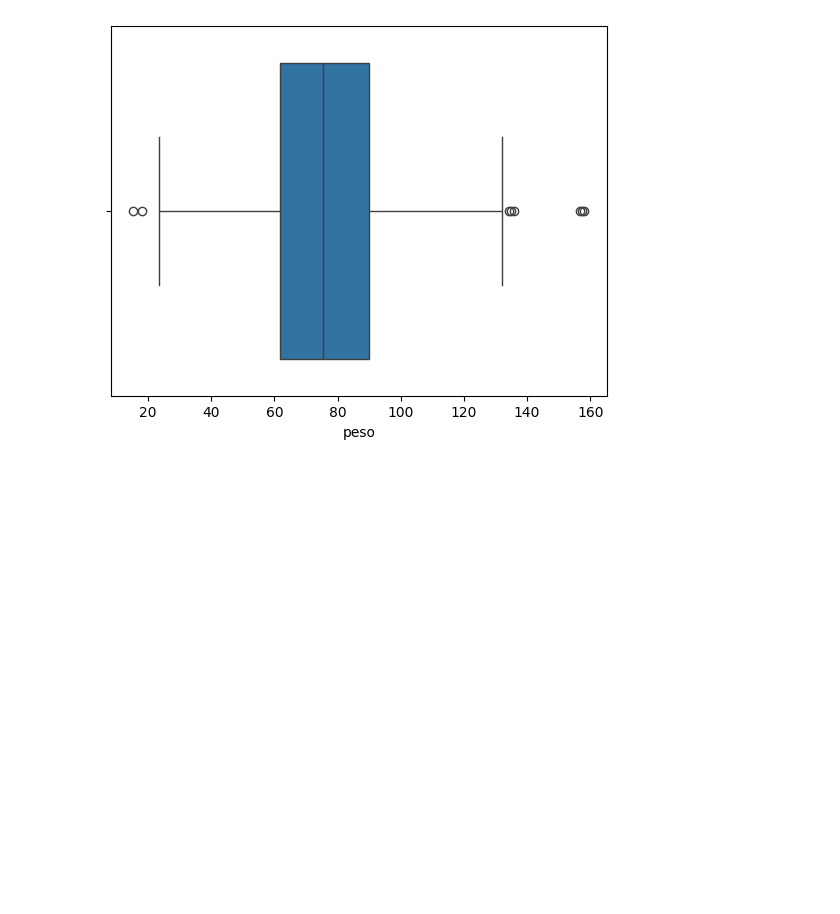
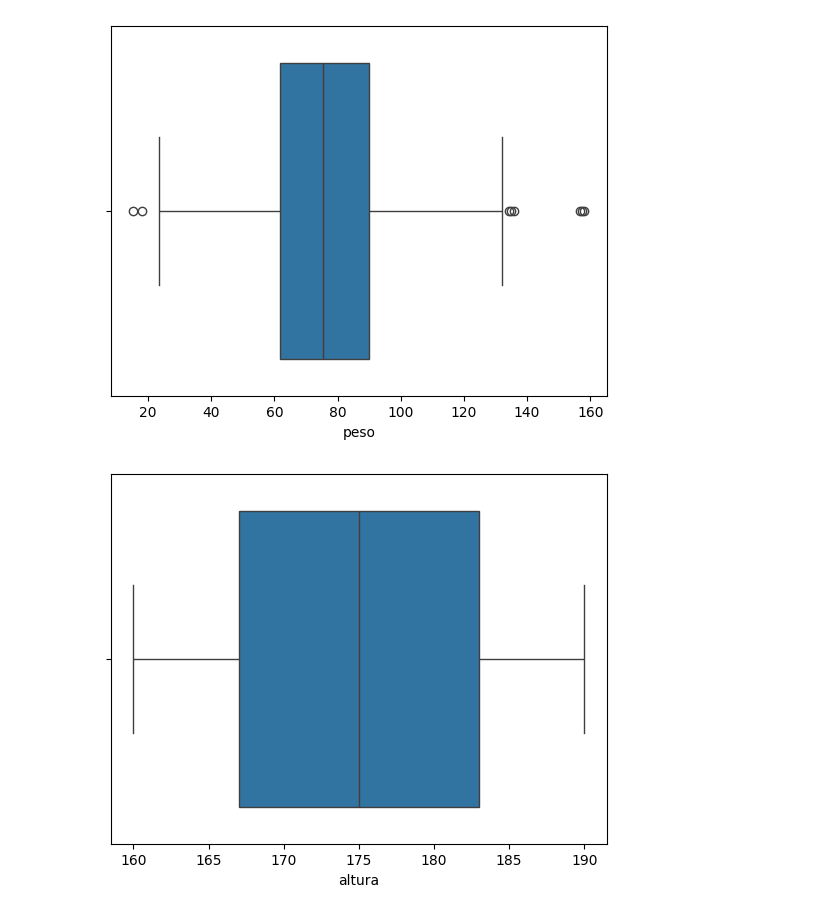
Before and after one commit to Belzebu013/prever_nivel_colesterol, a Jupyter notebook: modelo_colesterol.ipynb, the cells around one changed output. Cells and saved outputs as stored; diff of their text form; code cells hidden in the pictures; blank space fills up the shorter version.

```diff
--- a/modelo_colesterol.ipynb
+++ b/modelo_colesterol.ipynb
@@ -88,3 +88,9 @@ sns.boxplot(data=df_colesterol_eda, x='peso')
 plt.show()
 # %% [output]
 [figure]
+# %%
+# Verificar / detectar outliers - altura
+sns.boxplot(data=df_colesterol_eda, x='altura')
+plt.show()
+# %% [output]
+[figure, added]
```
Also changed, not shown: parts of 15 cells of this notebook.
